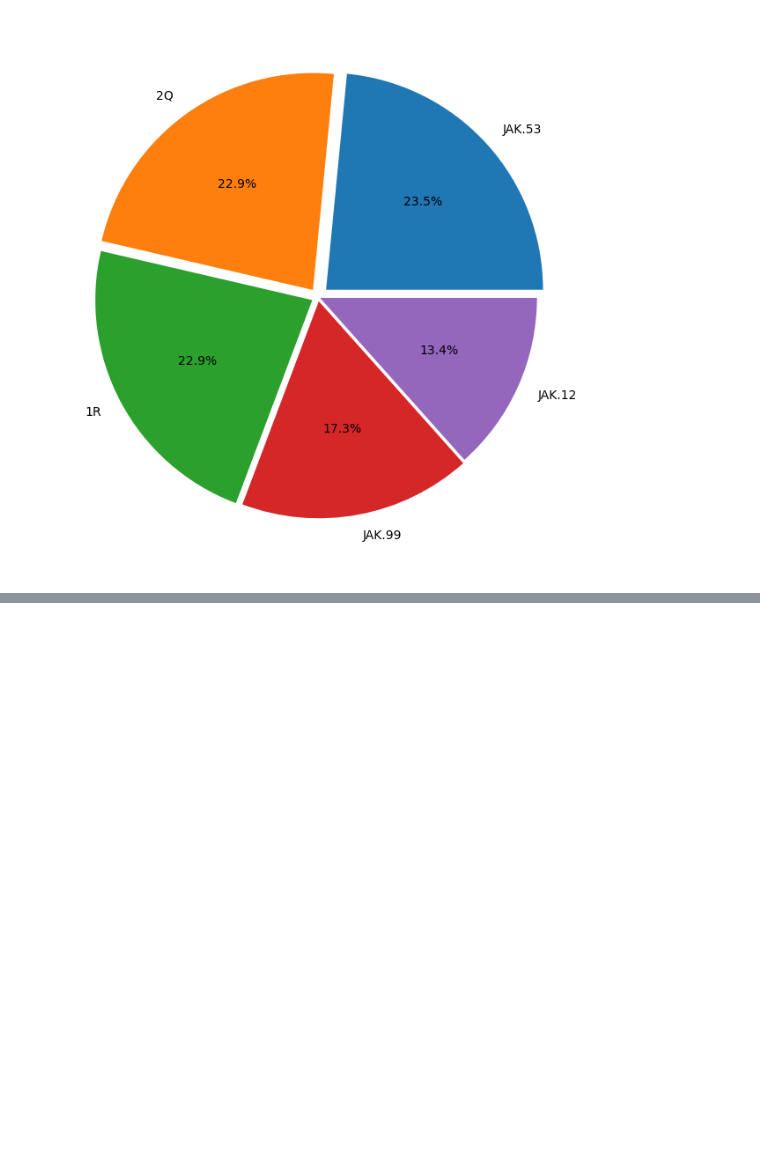
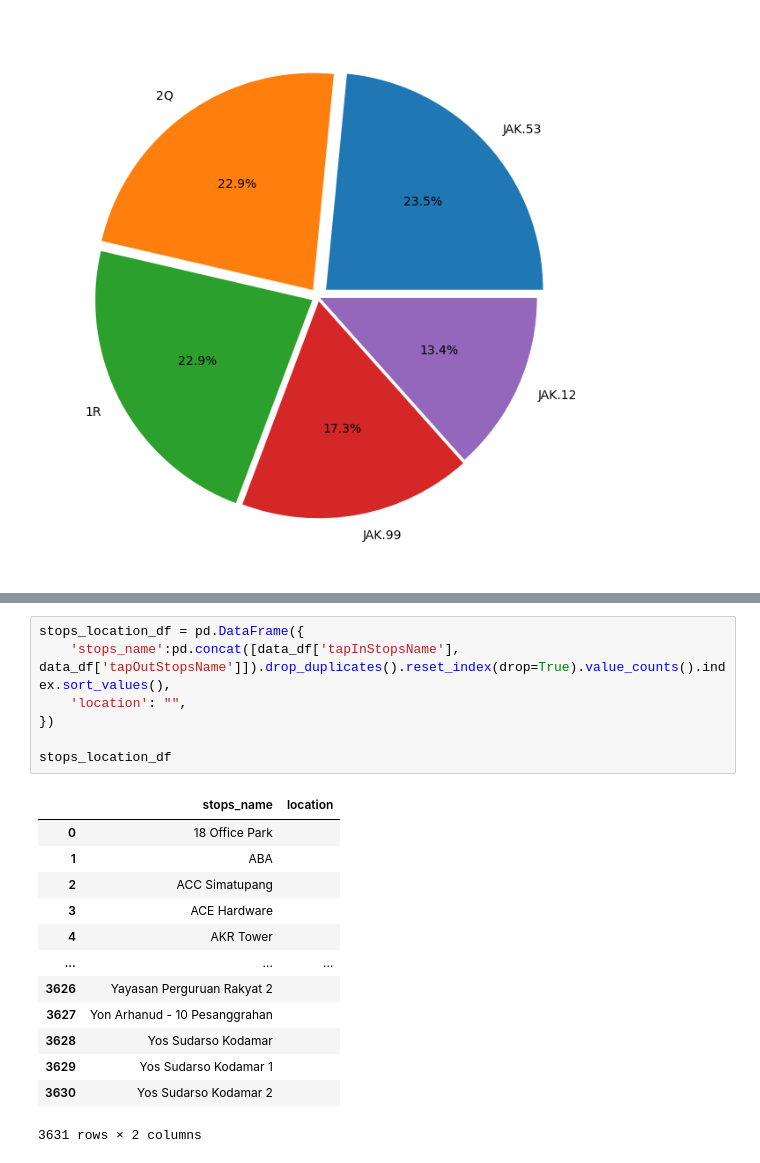
Before and after one commit to seanka/Python-TransJakarta-DataAnalysis, a Jupyter notebook: Notebook.ipynb, the cells around one changed output, grey strips where cells are left out. Saved outputs shown, nothing was run; the diff lists cells and outputs as text; blank space fills up the shorter version.

```diff
--- a/Notebook.ipynb
+++ b/Notebook.ipynb
@@ -842,0 +956,21 @@ plt.show()
+# %%
+stops_location_df = pd.DataFrame({
+    'stops_name':pd.concat([data_df['tapInStopsName'], data_df['tapOutStopsName']]).drop_duplicates().reset_index(drop=True).value_counts().index.sort_values(),
+    'location': "",
+})
+
+stops_location_df
+# %% [output]
+|  | stops_name | location |
+| 0 | 18 Office Park |  |
+| 1 | ABA |  |
+| 2 | ACC Simatupang |  |
+| 3 | ACE Hardware |  |
+| 4 | AKR Tower |  |
+| ... | ... | ... |
+| 3626 | Yayasan Perguruan Rakyat 2 |  |
+| 3627 | Yon Arhanud - 10 Pesanggrahan |  |
+| 3628 | Yos Sudarso Kodamar |  |
+| 3629 | Yos Sudarso Kodamar 1 |  |
+| 3630 | Yos Sudarso Kodamar 2 |  |
+3631 rows × 2 columns
```
Also changed, not shown: parts of 44 cells of this notebook, 1 other file.
